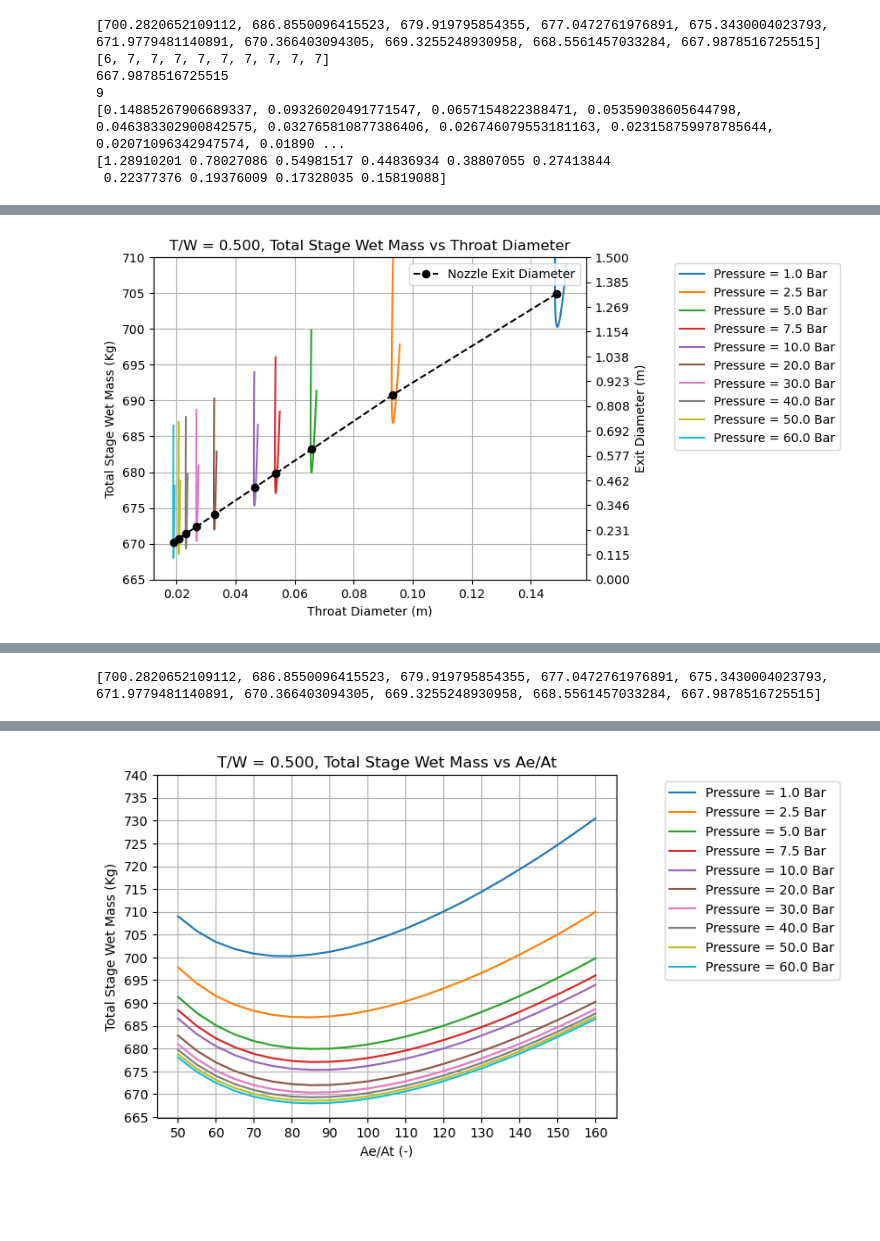
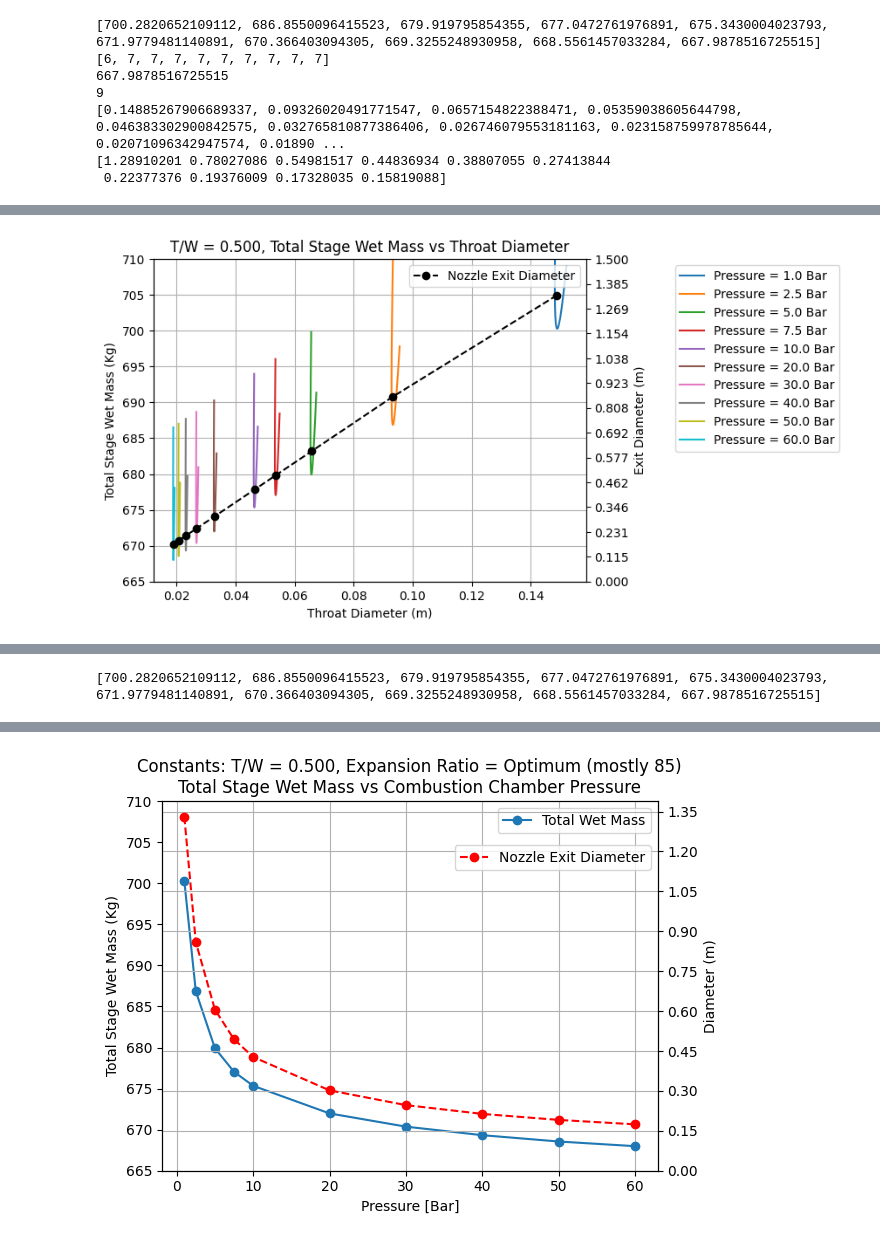
Before and after one commit to krainrpmt/Senior-Project-Electric-Turbopump, a Jupyter notebook: Pump Specification Calculator.ipynb, the cells around one changed output, grey strips where cells are left out. Drawn from its saved outputs; the diff is of its cells as text; code cells hidden in the pictures; blank space fills up the shorter version.

```diff
--- a/Pump Specification Calculator.ipynb
+++ b/Pump Specification Calculator.ipynb
@@ -956,9 +962,6 @@ for i in Pressure_Keys:
 ax.set_xlabel('Throat Diameter (m)')
 ax.set_ylabel('Total Stage Wet Mass (Kg)')
 
-
-
-
 ax.set_ylim([665,710])
 
 ax2 = ax.twinx()
@@ -972,57 +975,6 @@ plt.title('T/W = 0.500, Total Stage Wet Mass vs Throat Diameter')
 
 ax.grid()
 plt.show()
-
-
-#Total Wet Mass vs Throat Diameter ZOOMED (Lightest Only)
-fig = plt.figure()
-ax = fig.add_subplot(111)
-
-#Dt = [0.146666135002613, 0.09317758690360858, 0.06605601318585663, 0.05400992113743822, 0.046816168877520846, 0.03316796672401447, 0.027106376900970404, 0.023488241438720907, 0.021016293343071965, 0.01919078663249976]
-#De = [1.27016599,0.77957962,0.55266426,0.45187942,0.39169217,0.27750312,0.22678822,0.19651673,0.17583493,0.16056164]
-
-min_mass = [Rocket_Performance_Library[Pressure_Keys[i]]['wet_mass'][local_min_index[i]] for i in range(len(Pressure_Keys))]
-print(min_mass)
-#min_mass = [695.2646877041357, 694.8725157368589, 695.1525683801979, 695.2996252200584, 695.3639827518718, 695.2611314095342, 695.0338218526499, 694.8419933135727, 694.6517157157984, 694.5153019334359]
-dt_list = []
-label_list = []
-'''
-for i in range(len(Pressure_Keys)):
-
-    #Y = np.array(Rocket_Performance_Library[i]['dt'])
-    #Z = np.array(Rocket_Performance_Library[i]['wet_mass'])
-    #ax.plot(Y, Z, '-', label='Pressure = ' + str(i/1e5) + ' Bar')
-    ax.plot(Dt[i],min_mass[i],'o', label='Pressure = ' + str(Pressure_Keys[i]/1e5) + ' Bar')
-    #dt_list.append(Rocket_Performance_Library[Pressure_Keys[i]]['dt'])
-    #label_list.append('Pressure = ' + str(i/1e5) + ' Bar')
-
-#ax.plot(dt_list,min_mass,'ro-')
-ax.set_xlabel('Throat Diameter (m)')
-ax.set_ylabel('Total Stage Wet Mass (Kg)')
-'''
-
-ax.plot(np.array(Pressure_Keys)/1e5,min_mass,'-o', label='wet mass at \noptimum expansion ratio\n(mostly 85)')
-
-#ax.plot(dt_list,min_mass,'ro-')
-ax.set_xlabel('Pressure [Bar]')
-ax.set_ylabel('Total Stage Wet Mass (Kg)')
-ax.set_ylim([665,710])
-
-ax2 = ax.twinx()
-ax2.plot(np.array(Pressure_Keys)/1e5, Dt, '--ok', label='Nozzle Throat Diameter')
-ax2.plot(np.array(Pressure_Keys)/1e5, De, '--or', label='Nozzle Exit Diameter')
-
-ax2.set_ylabel('Diameter (m)')
-ax2.set_yticks(np.linspace(0,1.35,10))
-
-plt.title('Constants: T/W = 0.500, Expansion Ratio = Optimum (mostly 85)\nTotal Stage Wet Mass vs Combustion Chamber Pressure')
-
-ax.grid(axis = 'x')
-ax2.grid()
-ax.legend()
-ax2.legend(bbox_to_anchor=(1,0.82))
-plt.show()
-
 
 #Total Wet Mass vs Area Ratio
 fig = plt.figure()
@@ -1043,4 +995,40 @@ plt.grid()
 plt.xticks(range(50,170,10))
 plt.yticks(range(665,745,5))
 plt.show()
+
+
+#Total Wet Mass vs Throat Diameter ZOOMED (Lightest Only)
+fig = plt.figure()
+ax = fig.add_subplot(111)
+
+#Dt = [0.146666135002613, 0.09317758690360858, 0.06605601318585663, 0.05400992113743822, 0.046816168877520846, 0.03316796672401447, 0.027106376900970404, 0.023488241438720907, 0.021016293343071965, 0.01919078663249976]
+#De = [1.27016599,0.77957962,0.55266426,0.45187942,0.39169217,0.27750312,0.22678822,0.19651673,0.17583493,0.16056164]
+
+min_mass = [Rocket_Performance_Library[Pressure_Keys[i]]['wet_mass'][local_min_index[i]] for i in range(len(Pressure_Keys))]
+print(min_mass)
+#min_mass = [695.2646877041357, 694.8725157368589, 695.1525683801979, 695.2996252200584, 695.3639827518718, 695.2611314095342, 695.0338218526499, 694.8419933135727, 694.6517157157984, 694.5153019334359]
+dt_list = []
+label_list = []
+
+ax.plot(np.array(Pressure_Keys)/1e5,min_mass,'-o', label='Total Wet Mass')
+
+#ax.plot(dt_list,min_mass,'ro-')
+ax.set_xlabel('Pressure [Bar]')
+ax.set_ylabel('Total Stage Wet Mass (Kg)')
+ax.set_ylim([665,710])
+
+ax2 = ax.twinx()
+#ax2.plot(np.array(Pressure_Keys)/1e5, Dt, '--ok', label='Nozzle Throat Diameter')
+ax2.plot(np.array(Pressure_Keys)/1e5, De, '--or', label='Nozzle Exit Diameter')
+
+ax2.set_ylabel('Diameter (m)')
+ax2.set_yticks(np.linspace(0,1.35,10))
+
+plt.title('Constants: T/W = 0.500, Expansion Ratio = Optimum (mostly 85)\nTotal Stage Wet Mass vs Combustion Chamber Pressure')
+
+ax.grid(axis = 'x')
+ax2.grid()
+ax.legend()
+ax2.legend(bbox_to_anchor=(1,0.9))
+plt.show()
 # %% [output]
@@ -1053 +1041 @@ plt.show()
-[figure, old version]
+[figure, new version]
```
Also changed, not shown: parts of 3 cells of this notebook.
